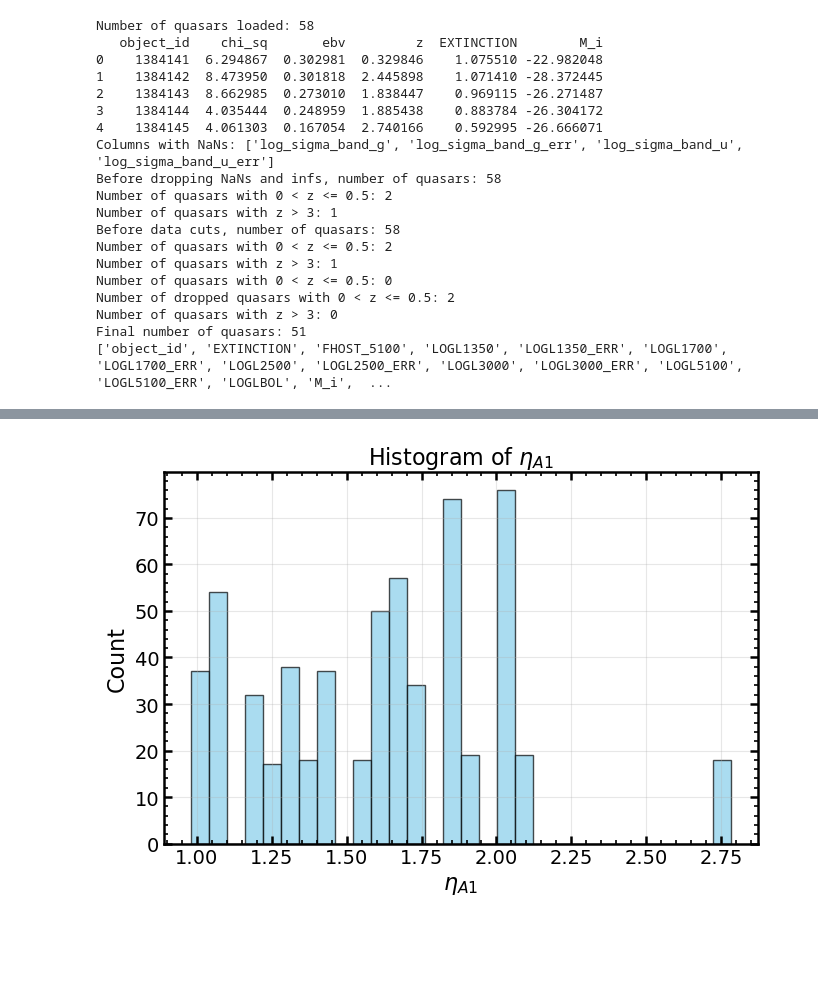
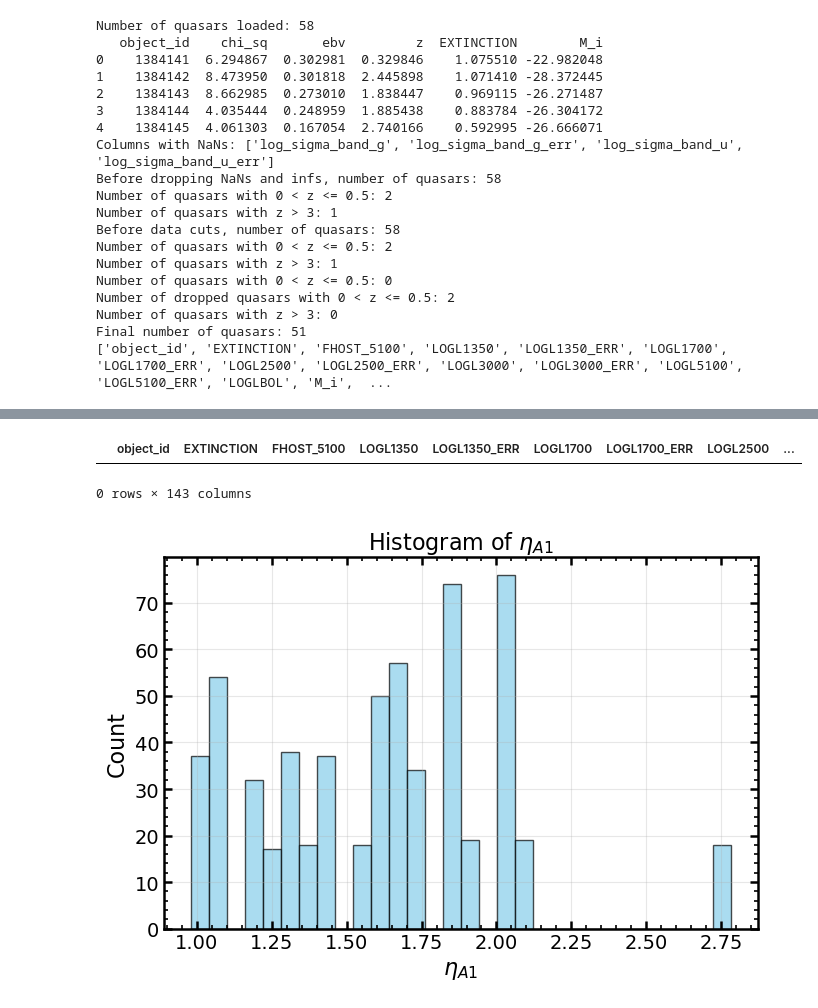
Before and after one commit to dutra/qvc, a Jupyter notebook: tutorials/hubble diagram jun27.ipynb, the cells around one changed output, grey strips where cells are left out. Drawn from its saved outputs; the diff is of its cells as text; code cells hidden in the pictures; blank space fills up the shorter version.

```diff
--- a/tutorials/hubble diagram jun27.ipynb
+++ b/tutorials/hubble diagram jun27.ipynb
@@ -92,3 +111,8 @@ Final number of quasars: 390
+# %%
+df_agn[df_agn['ebv'] > 0.1]
+# %% [output]
+|  | object_id | EXTINCTION | FHOST_5100 | LOGL1350 | LOGL1350_ERR | LOGL1700 | LOGL1700_ERR | LOGL2500 | ... |
+0 rows × 143 columns
 # %%
 plt.figure(figsize=(7, 5))
 plt.hist(df_agn['eta_A2'], bins=30, color='skyblue', edgecolor='k', alpha=0.7)
```
Also changed, not shown: parts of 3 cells of this notebook, 6 other files.
